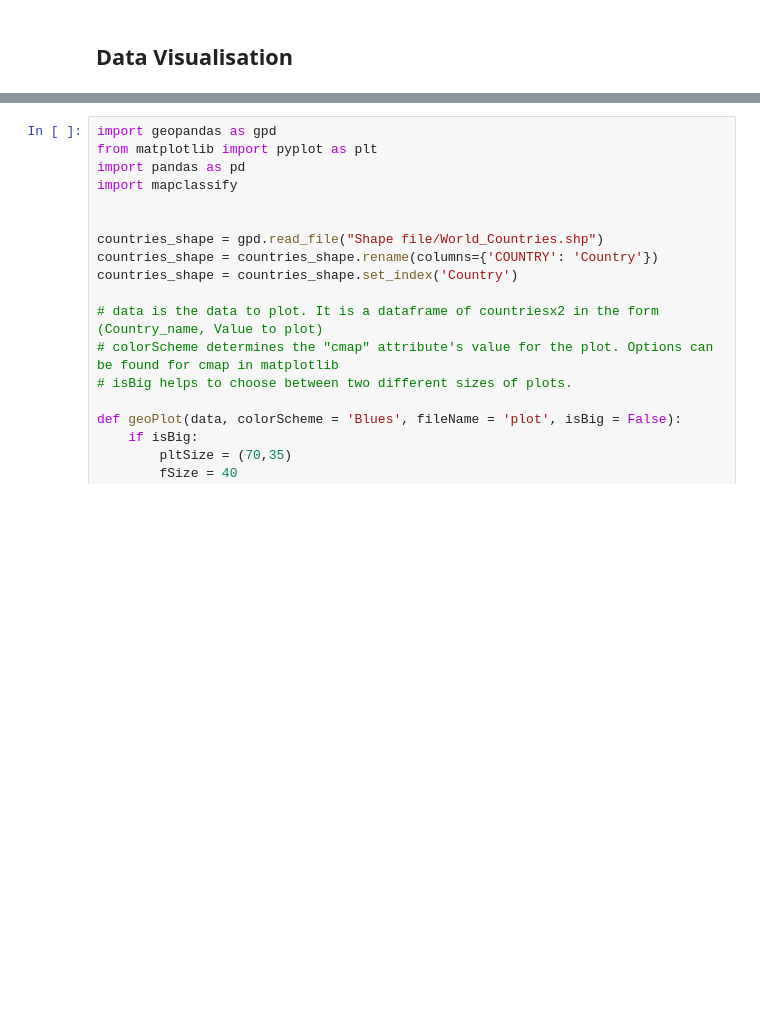
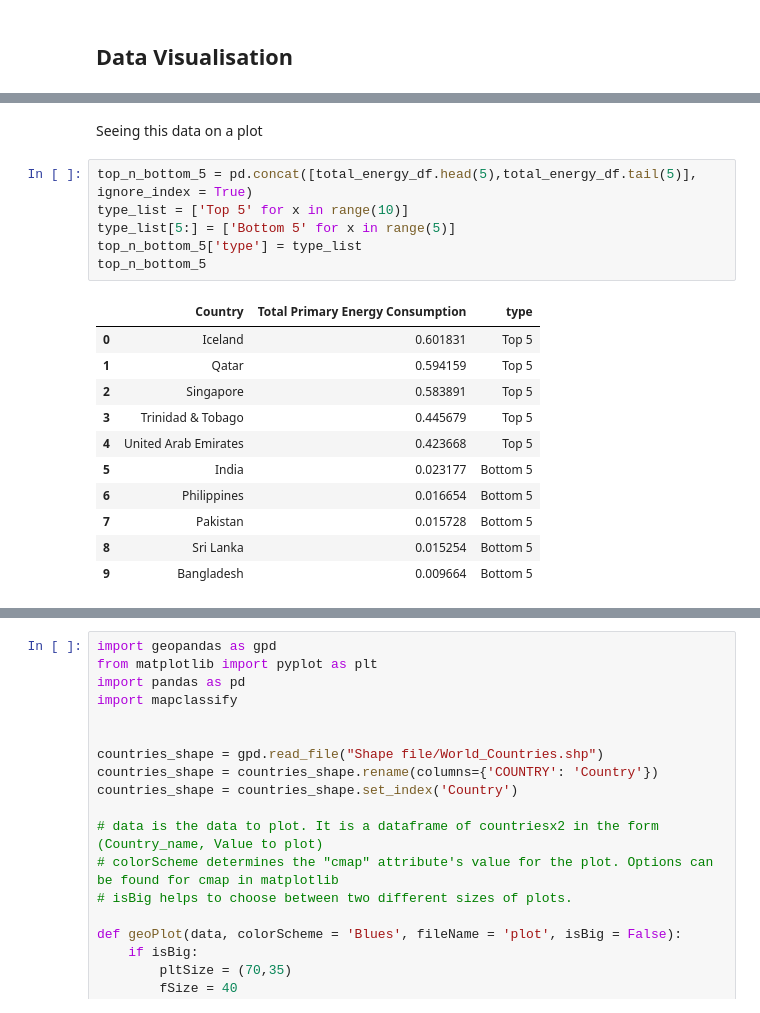
Before and after one commit to PranavaSinghal/DS203-Project, a Jupyter notebook: DS203_project.ipynb, the cells around one changed output, grey strips where cells are left out. Drawn from its saved outputs; the diff is of its cells as text; blank space fills up the shorter version.

```diff
--- a/DS203_project.ipynb
+++ b/DS203_project.ipynb
@@ -1047,0 +1094,20 @@ df_final.tail(10)
+# %% [markdown]
+Seeing this data on a plot
+# %%
+top_n_bottom_5 = pd.concat([total_energy_df.head(5),total_energy_df.tail(5)], ignore_index = True)
+type_list = ['Top 5' for x in range(10)]
+type_list[5:] = ['Bottom 5' for x in range(5)]
+top_n_bottom_5['type'] = type_list
+top_n_bottom_5
+# %% [output]
+|  | Country | Total Primary Energy Consumption | type |
+| 0 | Iceland | 0.601831 | Top 5 |
+| 1 | Qatar | 0.594159 | Top 5 |
+| 2 | Singapore | 0.583891 | Top 5 |
+| 3 | Trinidad & Tobago | 0.445679 | Top 5 |
+| 4 | United Arab Emirates | 0.423668 | Top 5 |
+| 5 | India | 0.023177 | Bottom 5 |
+| 6 | Philippines | 0.016654 | Bottom 5 |
+| 7 | Pakistan | 0.015728 | Bottom 5 |
+| 8 | Sri Lanka | 0.015254 | Bottom 5 |
+| 9 | Bangladesh | 0.009664 | Bottom 5 |
```
Also changed, not shown: parts of 43 cells of this notebook.
